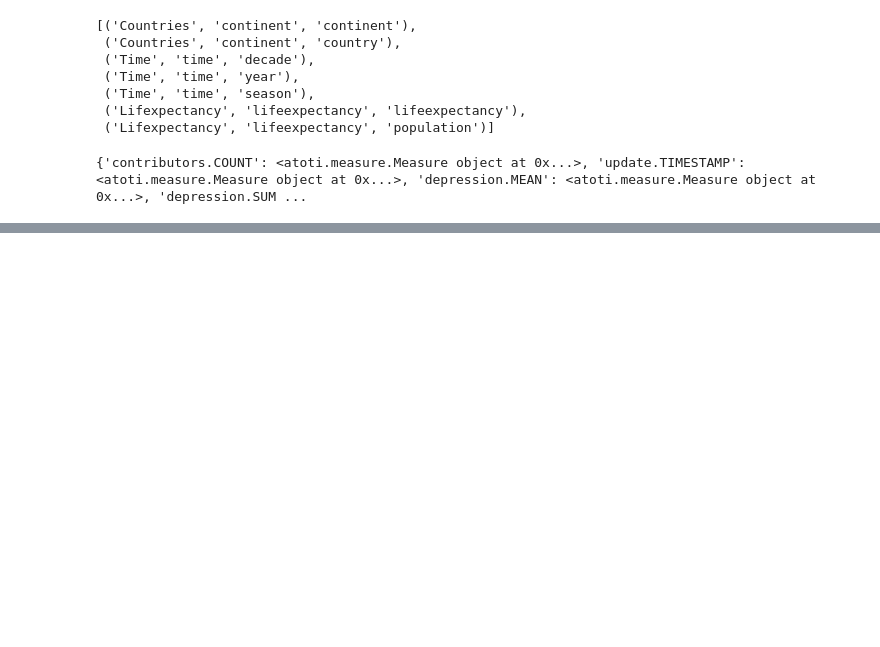
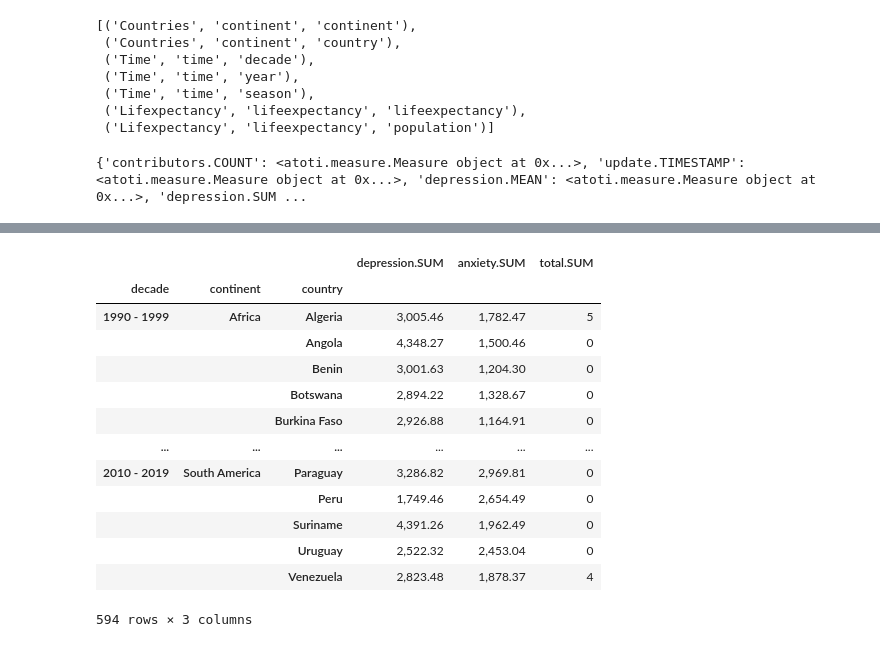
Before and after one commit to nadunvindy/Data-Warehousing-Project-1, a Jupyter notebook: Project1 Cube Creation.ipynb, the cells around one changed output, grey strips where cells are left out. Drawn from its saved outputs; the diff is of its cells as text; code cells hidden in the pictures; blank space fills up the shorter version.

```diff
--- a/Project1 Cube Creation.ipynb
+++ b/Project1 Cube Creation.ipynb
@@ -154,0 +172,17 @@ testcube.query(measures["depression.SUM"],measures["total.SUM"], levels=[levels[
+# %%
+testcube.query(measures["depression.SUM"],measures["anxiety.SUM"],measures["total.SUM"], levels=[levels[('Time', 'time', 'decade')],levels[('Countries', 'continent', 'country')]])  #Query 3
+# %% [output]
+|  |  |  | depression.SUM | anxiety.SUM | total.SUM |
+| decade | continent | country |  |  |  |
+| 1990 - 1999 | Africa | Algeria | 3,005.46 | 1,782.47 | 5 |
+|  |  | Angola | 4,348.27 | 1,500.46 | 0 |
+|  |  | Benin | 3,001.63 | 1,204.30 | 0 |
+|  |  | Botswana | 2,894.22 | 1,328.67 | 0 |
+|  |  | Burkina Faso | 2,926.88 | 1,164.91 | 0 |
+| ... | ... | ... | ... | ... | ... |
+| 2010 - 2019 | South America | Paraguay | 3,286.82 | 2,969.81 | 0 |
+|  |  | Peru | 1,749.46 | 2,654.49 | 0 |
+|  |  | Suriname | 4,391.26 | 1,962.49 | 0 |
+|  |  | Uruguay | 2,522.32 | 2,453.04 | 0 |
+|  |  | Venezuela | 2,823.48 | 1,878.37 | 4 |
+594 rows × 3 columns
```
Also changed, not shown: parts of 6 cells of this notebook, 13 other files.
